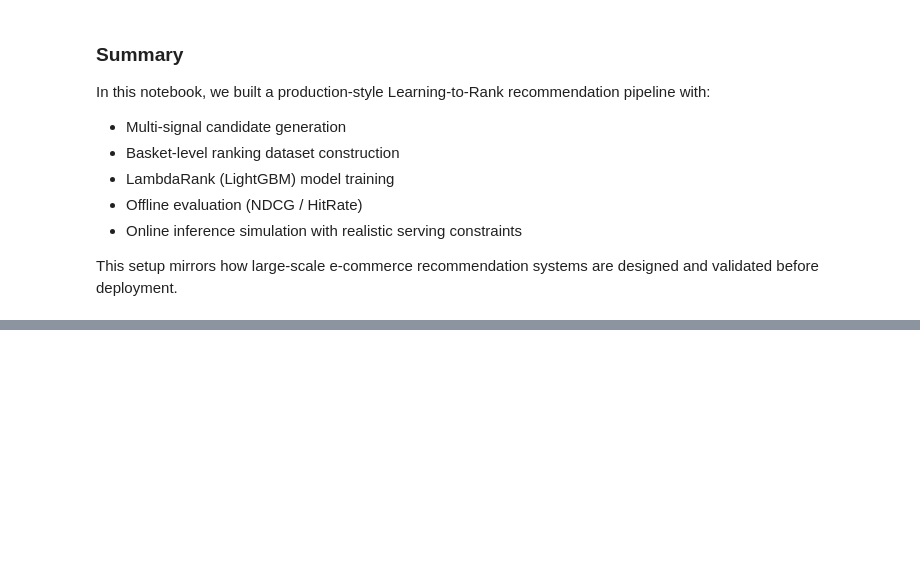
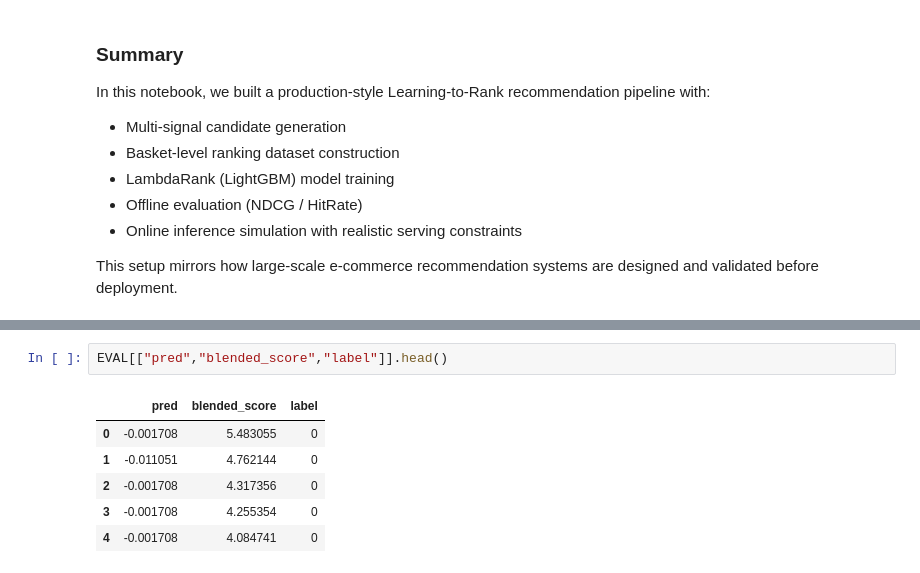
Before and after one commit to totkanligizem/basket_ai, a Jupyter notebook: notebooks/03_models_ranking.ipynb, the cells around one changed output, grey strips where cells are left out. Saved outputs shown, nothing was run; the diff lists cells and outputs as text; blank space fills up the shorter version.

```diff
--- a/notebooks/03_models_ranking.ipynb
+++ b/notebooks/03_models_ranking.ipynb
@@ -2080,0 +2190,9 @@ are designed and validated before deployment.
+# %%
+EVAL[["pred","blended_score","label"]].head()
+# %% [output]
+|  | pred | blended_score | label |
+| 0 | -0.001708 | 5.483055 | 0 |
+| 1 | -0.011051 | 4.762144 | 0 |
+| 2 | -0.001708 | 4.317356 | 0 |
+| 3 | -0.001708 | 4.255354 | 0 |
+| 4 | -0.001708 | 4.084741 | 0 |
```
Also changed, not shown: parts of 5 cells of this notebook, 4 other files.
